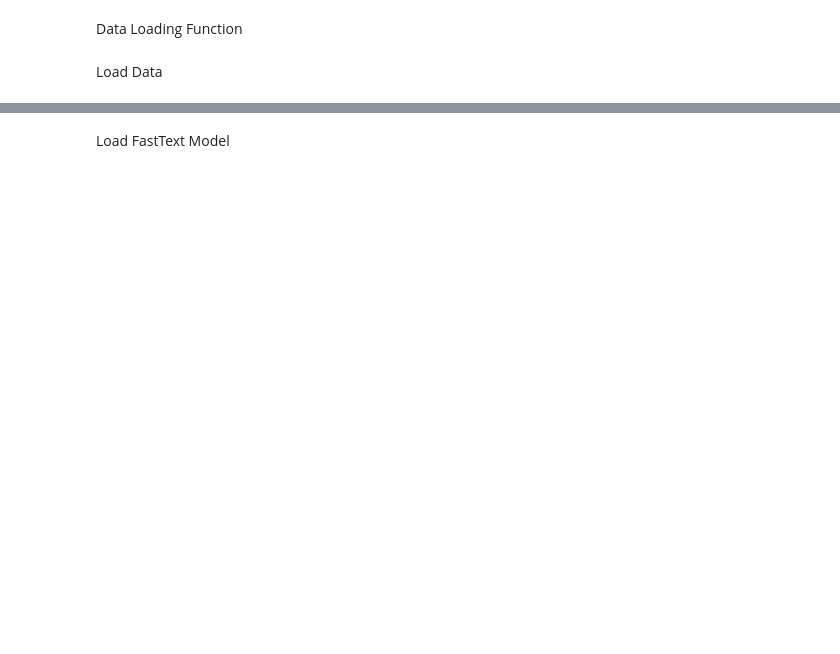
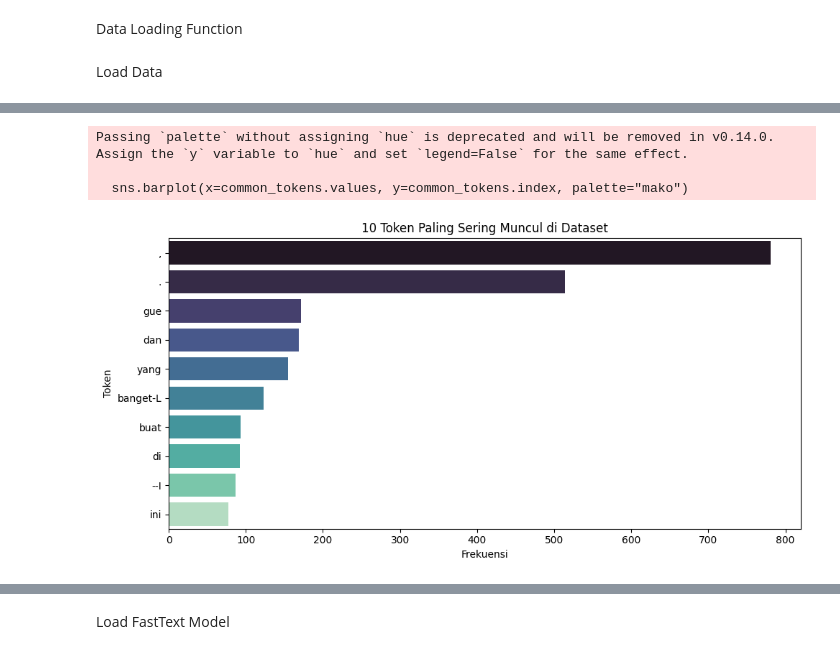
Before and after one commit to maripang98/text-classification-using-ner, a Jupyter notebook: Code Projek UAS_A_2.ipynb, the cells around one changed output, grey strips where cells are left out. Cells and saved outputs as stored; diff of their text form; code cells hidden in the pictures; blank space fills up the shorter version.

```diff
--- a/Code Projek UAS_A_2.ipynb
+++ b/Code Projek UAS_A_2.ipynb
@@ -223,0 +251,17 @@ print(tag_counts.head(10))  # Show top 10 most common tags
+# %%
+all_tokens = [tok for seq in train_sentences for tok in seq]
+token_counts = Counter(all_tokens)
+common_tokens = pd.Series(dict(token_counts.most_common(10)))
+
+plt.figure(figsize=(10, 5))
+sns.barplot(x=common_tokens.values, y=common_tokens.index, palette="mako")
+plt.title("10 Token Paling Sering Muncul di Dataset")
+plt.xlabel("Frekuensi")
+plt.ylabel("Token")
+plt.tight_layout()
+plt.show()
+# %% [output]
+Passing `palette` without assigning `hue` is deprecated and will be removed in v0.14.0. Assign the `y` variable to `hue` and set `legend=False` for the same effect.
+
+  sns.barplot(x=common_tokens.values, y=common_tokens.index, palette="mako")
+[figure, added]
```
Also changed, not shown: parts of 15 cells of this notebook, 4 other files.
